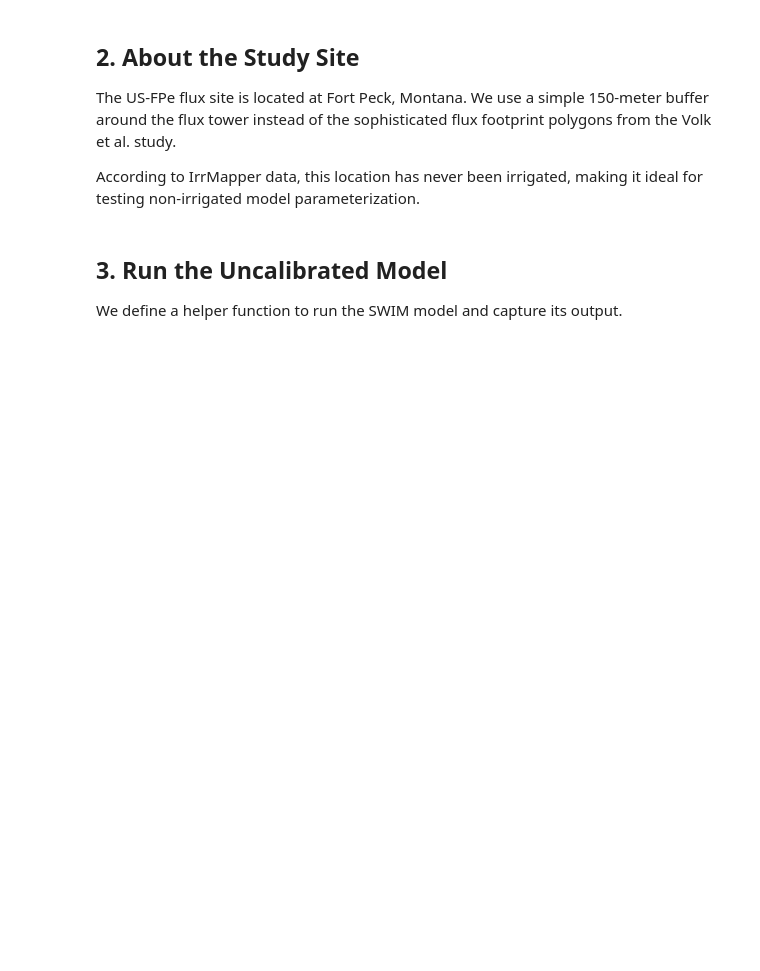
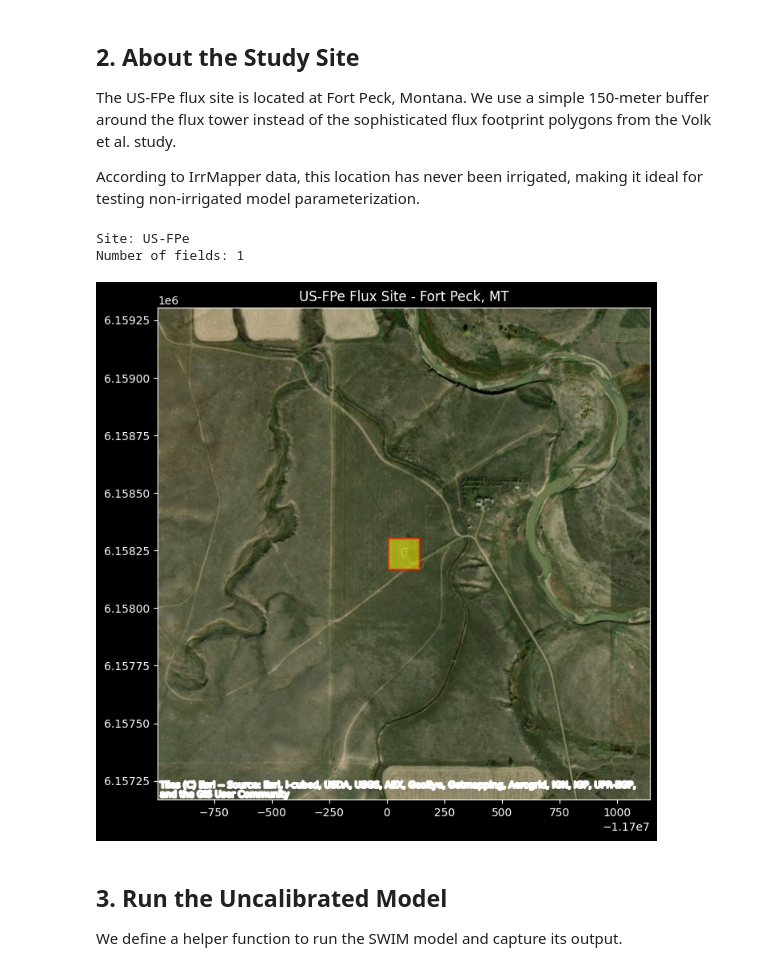
Before and after one commit to dgketchum/swim-rs, a Jupyter notebook: examples/2_Fort_Peck/01_uncalibrated_model.ipynb, the cells around one changed output. Cells and saved outputs as stored; diff of their text form; code cells hidden in the pictures; blank space fills up the shorter version.

```diff
--- a/examples/2_Fort_Peck/01_uncalibrated_model.ipynb
+++ b/examples/2_Fort_Peck/01_uncalibrated_model.ipynb
@@ -77,29 +166,34 @@ According to IrrMapper data, this location has never been irrigated, making it i
 # %%
 import geopandas as gpd
 import matplotlib.pyplot as plt
 
-try:
-    import contextily as ctx
-    HAS_CONTEXTILY = True
-except ImportError:
-    HAS_CONTEXTILY = False
+import contextily as ctx
 
 gdf = gpd.read_file(config.fields_shapefile)
 selected_feature = 'US-FPe'
 
 print(f"Site: {selected_feature}")
 print(f"Number of fields: {len(gdf)}")
 
 # Plot the study area
 fig, ax = plt.subplots(figsize=(8, 8))
 gdf_plot = gdf.to_crs(epsg=3857)
 gdf_plot.plot(ax=ax, edgecolor='red', facecolor='yellow', alpha=0.5, linewidth=2)
 
-if HAS_CONTEXTILY:
-    ctx.add_basemap(ax, source=ctx.providers.Esri.WorldImagery)
+# Zoom out by expanding bounds (5km buffer around site)
+bounds = gdf_plot.total_bounds
+buffer = 1000  # buffer in meters
+ax.set_xlim(bounds[0] - buffer, bounds[2] + buffer)
+ax.set_ylim(bounds[1] - buffer, bounds[3] + buffer)
+
+ctx.add_basemap(ax, source=ctx.providers.Esri.WorldImagery)
 
 ax.set_title(f'US-FPe Flux Site - Fort Peck, MT')
 plt.show()
+# %% [output]
+Site: US-FPe
+Number of fields: 1
+[figure, added]
 # %% [markdown]
 ## 3. Run the Uncalibrated Model
 
```
Also changed, not shown: parts of 8 cells of this notebook, 20 other files.
